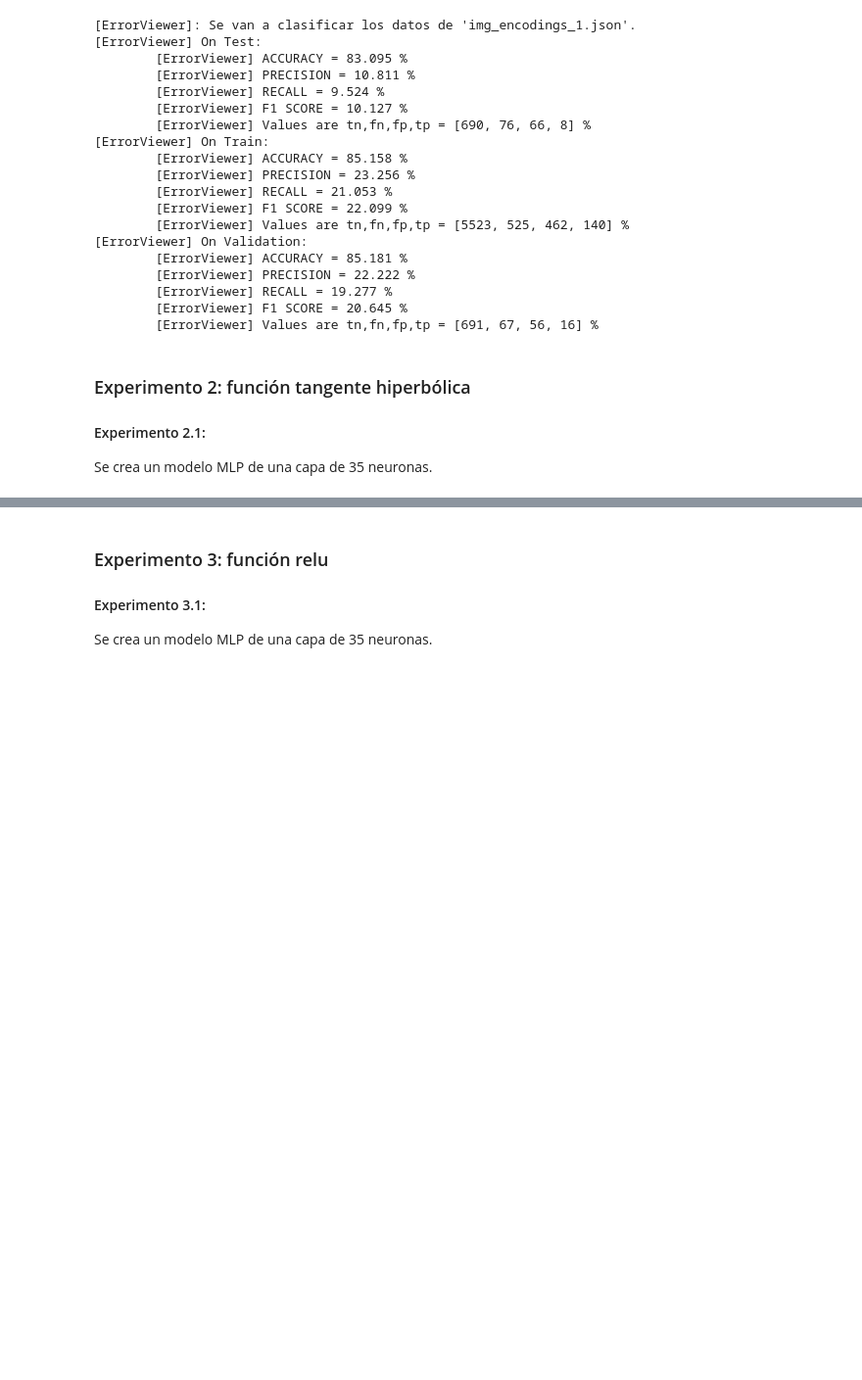
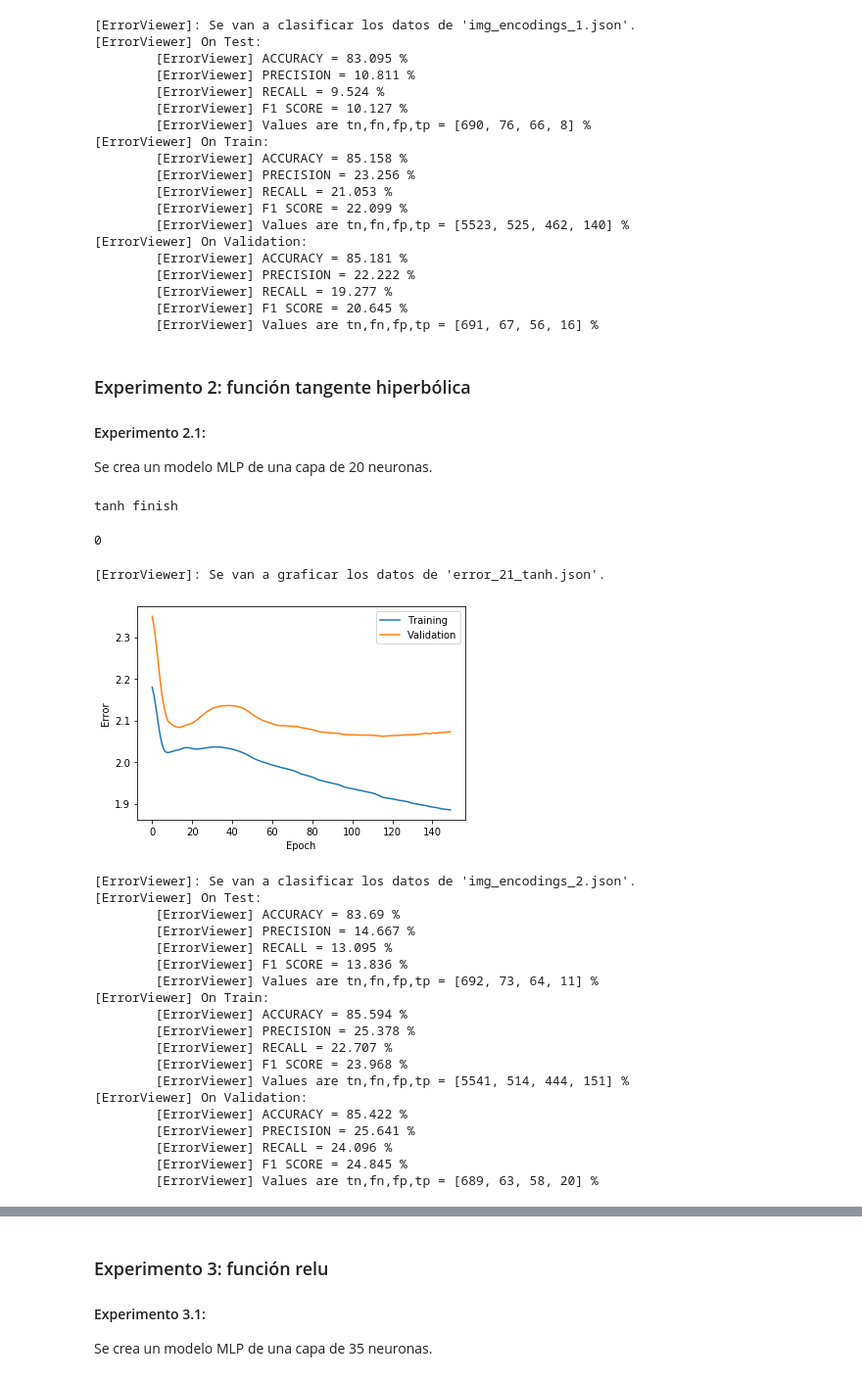
Before and after one commit to jneirar/ai_project3_group2, a Jupyter notebook: experimentation.ipynb, the cells around one changed output, grey strips where cells are left out. Shown: that part at 98% size. Cells and saved outputs as stored; diff of their text form; code cells hidden in the pictures; blank space fills up the shorter version.

```diff
--- a/experimentation.ipynb
+++ b/experimentation.ipynb
@@ -229,6 +229,45 @@ ev.perf_analysis(FILE_IN)
 # %% [markdown]
 ### Experimento 2: función tangente hiperbólica
 #### Experimento 2.1:
-Se crea un modelo MLP de una capa de 35 neuronas.
+Se crea un modelo MLP de una capa de 20 neuronas.
+# %%
+FILE_IN = 'img_encodings_2.json'
+FILE_OUT = 'error_21'
+NEURONS = '1 20'
+ACT_FUNCTION = 'tanh'
+EPOCH = '150'
+LEARNING_COEF = '0.0001'
+SEED = '1'
+# %%
+os.system('./main.out encodes/' + FILE_IN + ' errors/' + FILE_OUT + ' ' + NEURONS + ' ' + ACT_FUNCTION + ' ' + EPOCH + ' ' + LEARNING_COEF + ' 0 ' + SEED)
+# %% [output]
+tanh finish
+0
+# %%
+ev = ErrorViewer(FILE_OUT + '_' + ACT_FUNCTION)
+ev.calc_error()
+ev.perf_analysis(FILE_IN)
+# %% [output]
+[ErrorViewer]: Se van a graficar los datos de 'error_21_tanh.json'.
+[figure, added]
+[ErrorViewer]: Se van a clasificar los datos de 'img_encodings_2.json'.
+[ErrorViewer] On Test:
+        [ErrorViewer] ACCURACY = 83.69 %
+        [ErrorViewer] PRECISION = 14.667 %
+        [ErrorViewer] RECALL = 13.095 %
+        [ErrorViewer] F1 SCORE = 13.836 %
+        [ErrorViewer] Values are tn,fn,fp,tp = [692, 73, 64, 11] %
+[ErrorViewer] On Train:
+        [ErrorViewer] ACCURACY = 85.594 %
+        [ErrorViewer] PRECISION = 25.378 %
+        [ErrorViewer] RECALL = 22.707 %
+        [ErrorViewer] F1 SCORE = 23.968 %
+        [ErrorViewer] Values are tn,fn,fp,tp = [5541, 514, 444, 151] %
+[ErrorViewer] On Validation:
+        [ErrorViewer] ACCURACY = 85.422 %
+        [ErrorViewer] PRECISION = 25.641 %
+        [ErrorViewer] RECALL = 24.096 %
+        [ErrorViewer] F1 SCORE = 24.845 %
+        [ErrorViewer] Values are tn,fn,fp,tp = [689, 63, 58, 20] %
 # %% [markdown]
 #### Experimento 2.2:
```
Also changed, not shown: parts of 16 cells of this notebook, 5 other files.
